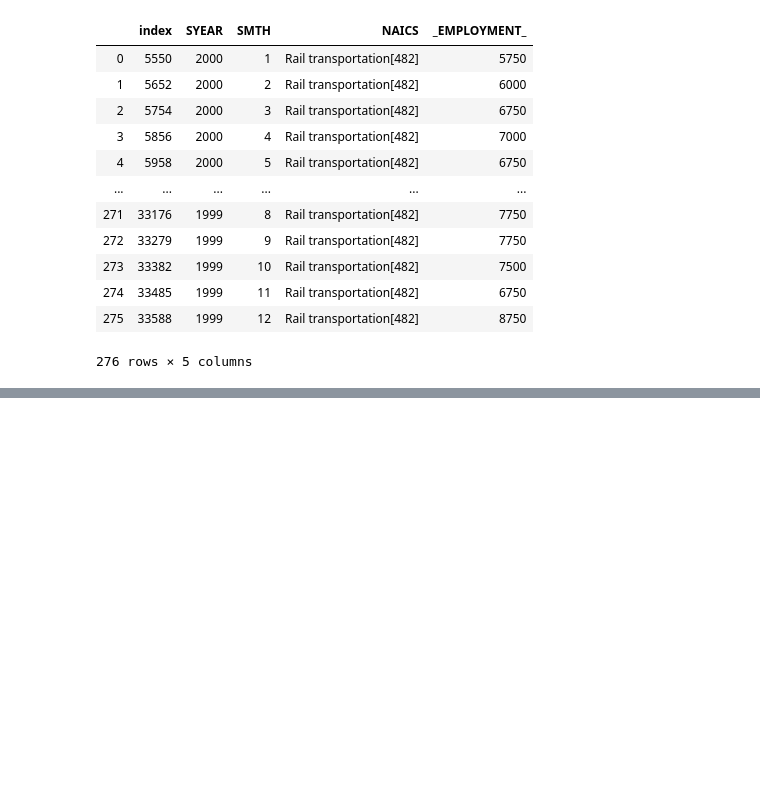
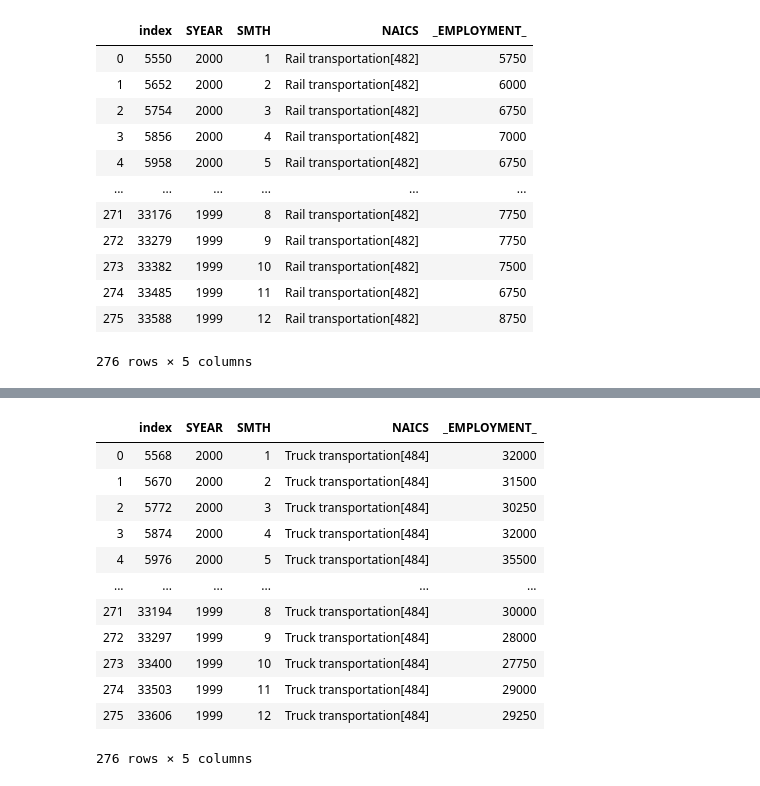
Before and after one commit to Hotlynn2/SERIES-ANALYSIS-OF-NAICS, a Jupyter notebook: Time Analysis Series.ipynb, the cells around one changed output, grey strips where cells are left out. Drawn from its saved outputs; the diff is of its cells as text; code cells hidden in the pictures; blank space fills up the shorter version.

```diff
--- a/Time Analysis Series.ipynb
+++ b/Time Analysis Series.ipynb
@@ -2429,0 +2447,17 @@ Rail_transportation
+# %%
+Truck_transportation = data.loc[data['NAICS'].str.contains('484', na = False)].reset_index()
+Truck_transportation
+# %% [output]
+|  | index | SYEAR | SMTH | NAICS | _EMPLOYMENT_ |
+| 0 | 5568 | 2000 | 1 | Truck transportation[484] | 32000 |
+| 1 | 5670 | 2000 | 2 | Truck transportation[484] | 31500 |
+| 2 | 5772 | 2000 | 3 | Truck transportation[484] | 30250 |
+| 3 | 5874 | 2000 | 4 | Truck transportation[484] | 32000 |
+| 4 | 5976 | 2000 | 5 | Truck transportation[484] | 35500 |
+| ... | ... | ... | ... | ... | ... |
+| 271 | 33194 | 1999 | 8 | Truck transportation[484] | 30000 |
+| 272 | 33297 | 1999 | 9 | Truck transportation[484] | 28000 |
+| 273 | 33400 | 1999 | 10 | Truck transportation[484] | 27750 |
+| 274 | 33503 | 1999 | 11 | Truck transportation[484] | 29000 |
+| 275 | 33606 | 1999 | 12 | Truck transportation[484] | 29250 |
+276 rows × 5 columns
```
Also changed, not shown: parts of 15 cells of this notebook.
